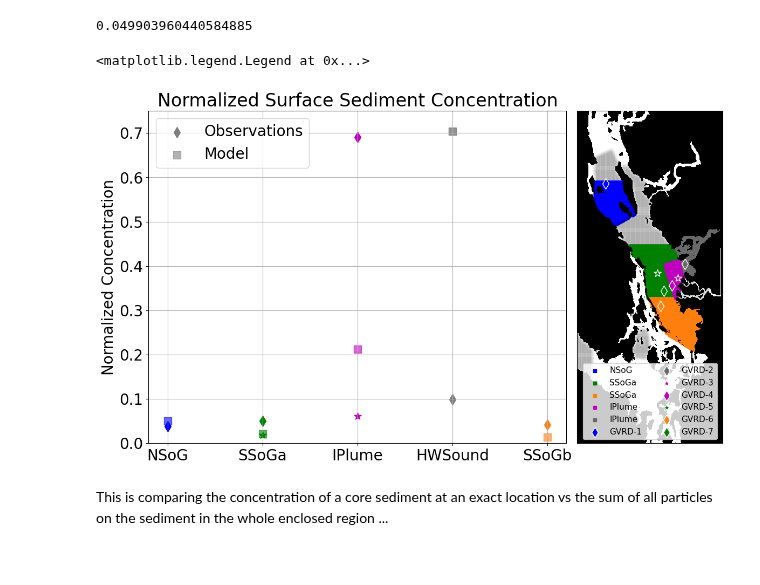
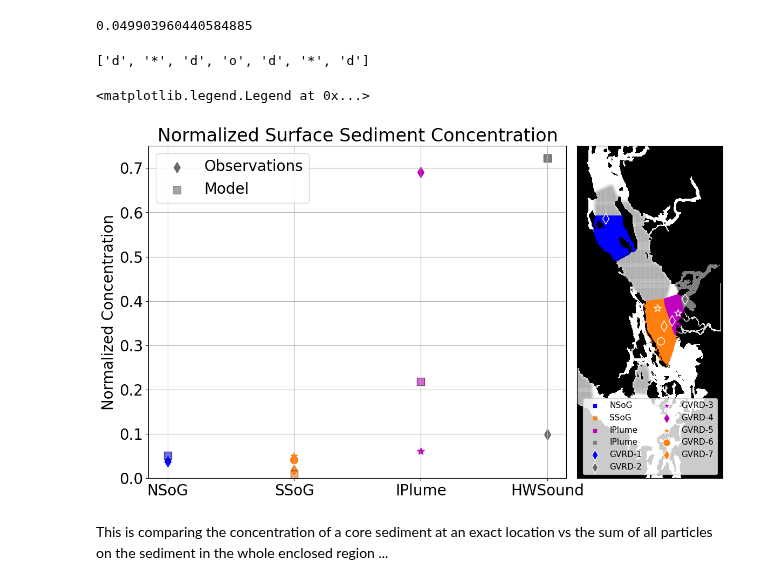
Before and after one commit to SalishSeaCast/analysis-vicente, a Jupyter notebook: Ocean_Parcels/PBDE_simulations/sediment_comparison.ipynb, the cells around one changed output. Drawn from its saved outputs; the diff is of its cells as text; code cells hidden in the pictures.

```diff
--- a/Ocean_Parcels/PBDE_simulations/sediment_comparison.ipynb
+++ b/Ocean_Parcels/PBDE_simulations/sediment_comparison.ipynb
@@ -162,21 +163,24 @@ SSoGb_OP = status_vertical_S2['Particles Status 11'].sum() + status_vertical_S2[
 IPlume_OP = status_vertical_SP['Particles Status 11'].sum() + status_vertical_SP['Particles Status 12'].sum() + status_vertical_SP['Particles Status 13'].sum()
 HWSound_OP = status_vertical_HW1['Particles Status 11'].sum() + status_vertical_HW1['Particles Status 12'].sum() + status_vertical_HW1['Particles Status 13'].sum()
 # %%
-obs = [NSoG, SSoGa_0, SSoGa_1, IPlume_0, IPlume_1, HWSound, SSoGb]
+obs = [NSoG, SSoGa_0, SSoGa_1, SSoGb, IPlume_0, IPlume_1, HWSound]
+markers = ['d', '*', 'd', 'o', 'd', '*', 'd']
 #obs = obs / np.sum(obs)
-OP_model = [NSoG_OP / volumes_regions[1], SSoGa_OP / volumes_regions[4], IPlume_OP / volumes_regions[5], HWSound_OP / volumes_regions[6], SSoGb_OP / volumes_regions[8]]
+OP_model = [NSoG_OP / volumes_regions[1], SSoG_OP / volumes_regions[8], IPlume_OP / volumes_regions[5], HWSound_OP / volumes_regions[6], ]
 #OP_model = OP_model / np.sum(OP_model)
 # %%
 plt.rcParams.update({'font.size': 20})
 #
+r_model = ['NSoG', 'SSoG', 'IPlume', 'HWSound']
+c_model = ['b', 'tab:orange', 'm', 'tab:gray']
 fig, ax = plt.subplots(figsize = (14,10))
 #
-ax.plot(r_labels, obs, '-k', linewidth = 2, label = 'Obs. (Sediment Cores)')
+#ax.plot(r_labels, obs, '-k', linewidth = 2, label = 'Obs. (Sediment Cores)')
 ax.scatter(r_labels, obs, c = r_colors, marker = 'd', s = 150)
 axis = ax.twinx()
 #
-axis.plot(r_labels, OP_model, '--k', linewidth = 2, label = 'OP Model')
-axis.scatter(r_labels, OP_model, c = r_colors, marker = 's', s = 150)
+axis.plot(r_model, OP_model, '--k', linewidth = 2, label = 'OP Model')
+axis.scatter(r_model, OP_model, c = c_model, marker = 's', s = 150)
 #
 ax.legend(loc = 'upper left')
 axis.legend(loc = 'center left', bbox_to_anchor=(0, .85))
@@ -208,7 +212,7 @@ f = 1.14
 axins.set_aspect(f)
 
 #
-color_cores = ['b', 'dimgrey', 'm','m', 'g','tab:orange', 'g']
+color_cores = ['b', 'dimgrey', 'm','m', 'tab:orange','tab:orange', 'tab:orange']
 for i in range(len(values_cores)):
     axins.scatter(x_obs[i], y_obs[i], marker = 'd', edgecolors='w', s=100, c = color_cores[i], label = cores_labels[i])
 #
@@ -229,16 +234,24 @@ np.median(OP_modeli)
 # %% [output]
 0.049903960440584885
 # %%
-r_model = ['NSoG', 'SSoGa', 'IPlume', 'HWSound', 'SSoGb']
-r_color_model = ['b', 'g', 'm', 'tab:gray', 'tab:orange']
+r_model = ['NSoG', 'SSoG', 'IPlume', 'HWSound']
+r_color_model = ['b',  'tab:orange', 'm', 'dimgrey']
+colors = ['b', 'tab:orange', 'tab:orange', 'tab:orange', 'm', 'm', 'dimgrey']
+# %%
+r_names = ['NSoG', 'SSoG', 'SSoG', 'SSoG', 'IPlume', 'IPlume', 'HWSound']
+# %%
+markers
+# %% [output]
+['d', '*', 'd', 'o', 'd', '*', 'd']
 # %%
 fig, ax = plt.subplots(figsize = (10,8))
 #
+#markers = ['d', 'd', '*', 'd', '*', 'd', 'o']
 #ax.plot(r_labels, obsi, '-k', linewidth = 2, label = 'Obs. (Sediment Cores)')
-for i in range(len(r_labels)):
-    ax.scatter(r_labels[i], obsi[i], c = r_colors[i], marker = cores_markers[i], s = 100)
+for i in range(len(r_names)):
+    ax.scatter(r_names[i], obsi[i], c = colors[i], marker = markers[i], s = 100)
 #
-ax.scatter(r_labels[5], obsi[5], c = r_colors[5], marker = cores_markers[i], s = 100, label = 'Observations')
+ax.scatter(r_names[6], obsi[6], c = colors[6], marker = markers[6], s = 100, label = 'Observations')
 #ax.scatter(r_labels[1], values_cores[6] / np.sum(values_cores), c = r_colors[1], marker = '_', s = 300, label = f'Min Obs. {r_labels[1]}')
 #
 #ax.scatter(r_labels[3], values_cores[2] / np.sum(values_cores), c = r_colors[3], marker = '+', s = 300, label = f'Max Obs. {r_labels[3]}')
@@ -248,46 +261,46 @@ ax.scatter(r_labels[5], obsi[5], c = r_colors[5], marker = cores_markers[i], s =
 
 #
 #ax.plot(r_labels, OP_modeli, '--k', linewidth = 2, label = 'OP Model')
-ax.scatter(r_model, OP_modeli, c = r_color_model, marker = 's', s = 100, alpha = .6)
+ax.scatter(r_model, OP_modeli, c = r_color_model, marker = 's', s = 100, alpha = .6, edgecolor = 'k')
 ax.scatter(r_model[3], OP_modeli[3], c = r_color_model[3], marker = 's', s = 100, label = 'Model', alpha = .6)
 
 #
 ax.legend(loc = 'upper left')
 ax.grid()
 ax.set_title('Normalized Surface Sediment Concentration')
 ax.set_ylabel('Normalized Concentration')
 ax.set_ylim([0,.75])
 #
 
 #
 axins = ax.inset_axes([.95, 0, 0.5, 1])
 axins.scatter(points_x_N1, points_y_N1, c = colors_regions[6], s = 20, marker = 's', alpha = .002)
-axins.scatter(points_x_N2, points_y_N2, c = colors_regions[1],s = 20,  marker = 's', label=r_labels[0])
+axins.scatter(points_x_N2, points_y_N2, c = colors_regions[1],s = 20,  marker = 's', label= r_labels[0])
 axins.scatter(points_x_N3, points_y_N3, c = colors_regions[6],s = 20,  marker = 's', alpha = .002)
 axins.scatter(points_x_C1, points_y_C1, c = colors_regions[6],s = 20, marker = 's', alpha = .002)
-axins.scatter(points_x_S1, points_y_S1, c = colors_regions[4],s = 20, marker = 's', label=r_labels[1])
-axins.scatter(points_x_S2, points_y_S2,c = colors_regions[8], s = 20 ,marker = 's', label=r_labels[2])
-axins.scatter(points_x_SP, points_y_SP, c = colors_regions[5],s = 20, marker = 's', label=r_labels[3])
-axins.scatter(points_x_HW1, points_y_HW1,c = colors_regions[6], s = 20, marker = 's', label=r_labels[4])
+axins.scatter(points_x_S1, points_y_S1, c = colors_regions[6],s = 20, marker = 's', alpha = .002)
+axins.scatter(points_x_S2, points_y_S2,c = colors_regions[8], s = 20 ,marker = 's', label= r_labels[2])
+axins.scatter(points_x_SP, points_y_SP, c = colors_regions[5],s = 20, marker = 's', label= r_labels[3])
+axins.scatter(points_x_HW1, points_y_HW1,c = colors_regions[6], s = 20, marker = 's', label= r_labels[4])
 axins.scatter(points_x_F1, points_y_F1, c = colors_regions[6], s = 20, marker = 's', alpha = .002)
 axins.scatter(points_x_H1, points_y_H1,c = colors_regions[6],s = 20,marker = 's', alpha = .002)
 axins.scatter(points_x_J1, points_y_J1, c = colors_regions[6],s = 20,marker = 's', alpha = .002)
 axins.pcolormesh(mask['tmask'][0][0], cmap = cmap)
 axins.set_xlim([mask.x.mean() - 100, mask.x.mean() + 200])
 axins.set_ylim([mask.y.mean() - 300, mask.y.mean() + 300])
 f = 1.14
 axins.set_aspect(f)
 
 #
-color_cores = ['b', 'dimgrey', 'm','m', 'g','tab:orange', 'g']
+color_cores = ['b', 'dimgrey', 'm','m', 'tab:orange','tab:orange', 'tab:orange']
 for i in range(len(values_cores)):
     axins.scatter(x_obs[i], y_obs[i], marker = cores_markers[i], edgecolors='w', s=100, c = color_cores[i], label = cores_labels[i])
 #
 axins.tick_params(which='both',bottom=False, top=False, left=False, right=False, labelbottom=False, labelleft=False)
 axins.legend(loc = 'lower center', fontsize = 11, ncol = 2)
 # %% [output]
 <matplotlib.legend.Legend at 0x...>
-[figure, old version]
+[figure, new version]
 # %% [markdown]
 This is comparing the concentration of a core sediment at an exact location vs the sum of all particles on the sediment in the whole enclosed region ...
 # %% [markdown]
```
Also changed, not shown: parts of 5 cells of this notebook, 3 other files.
